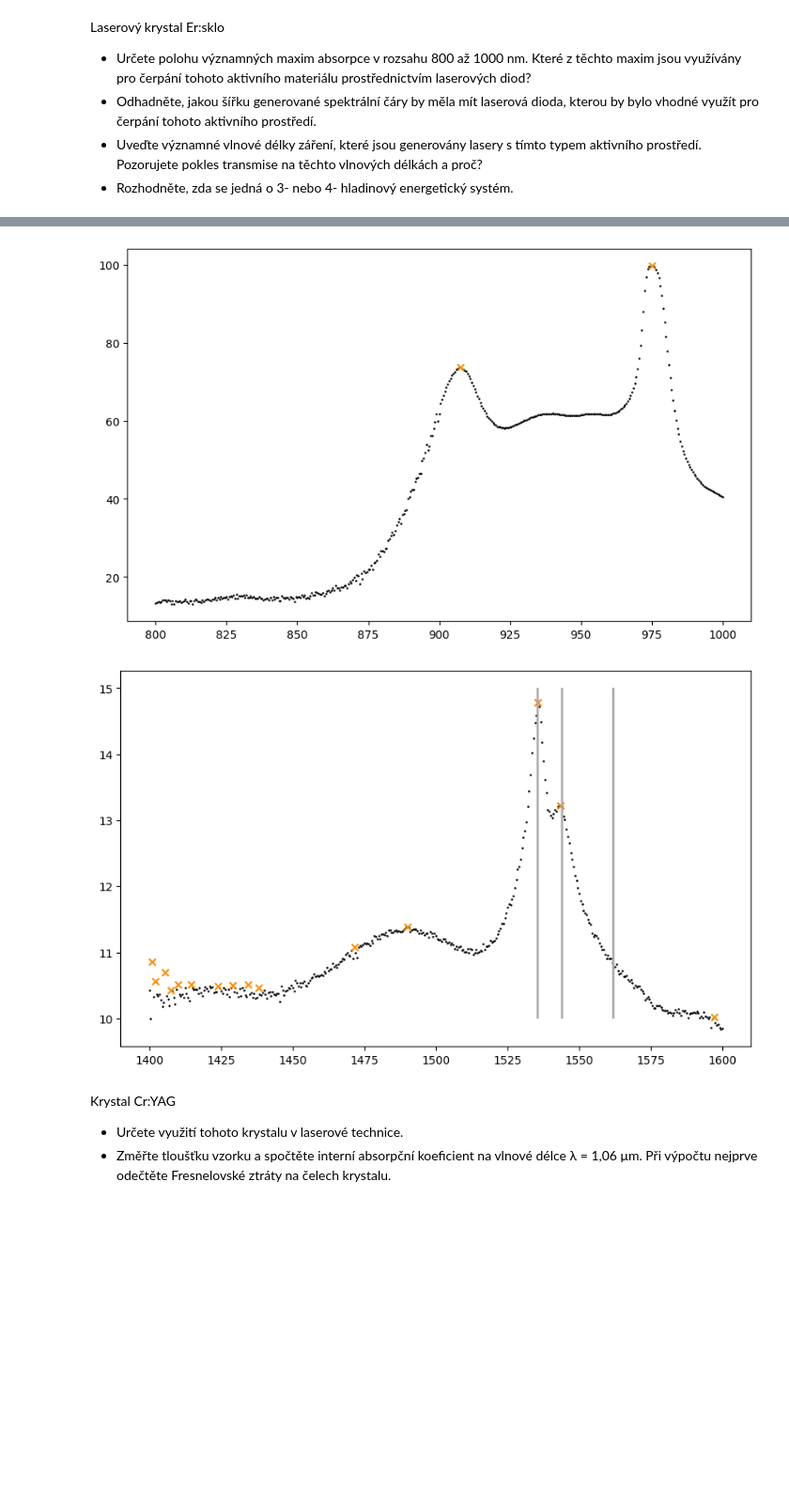
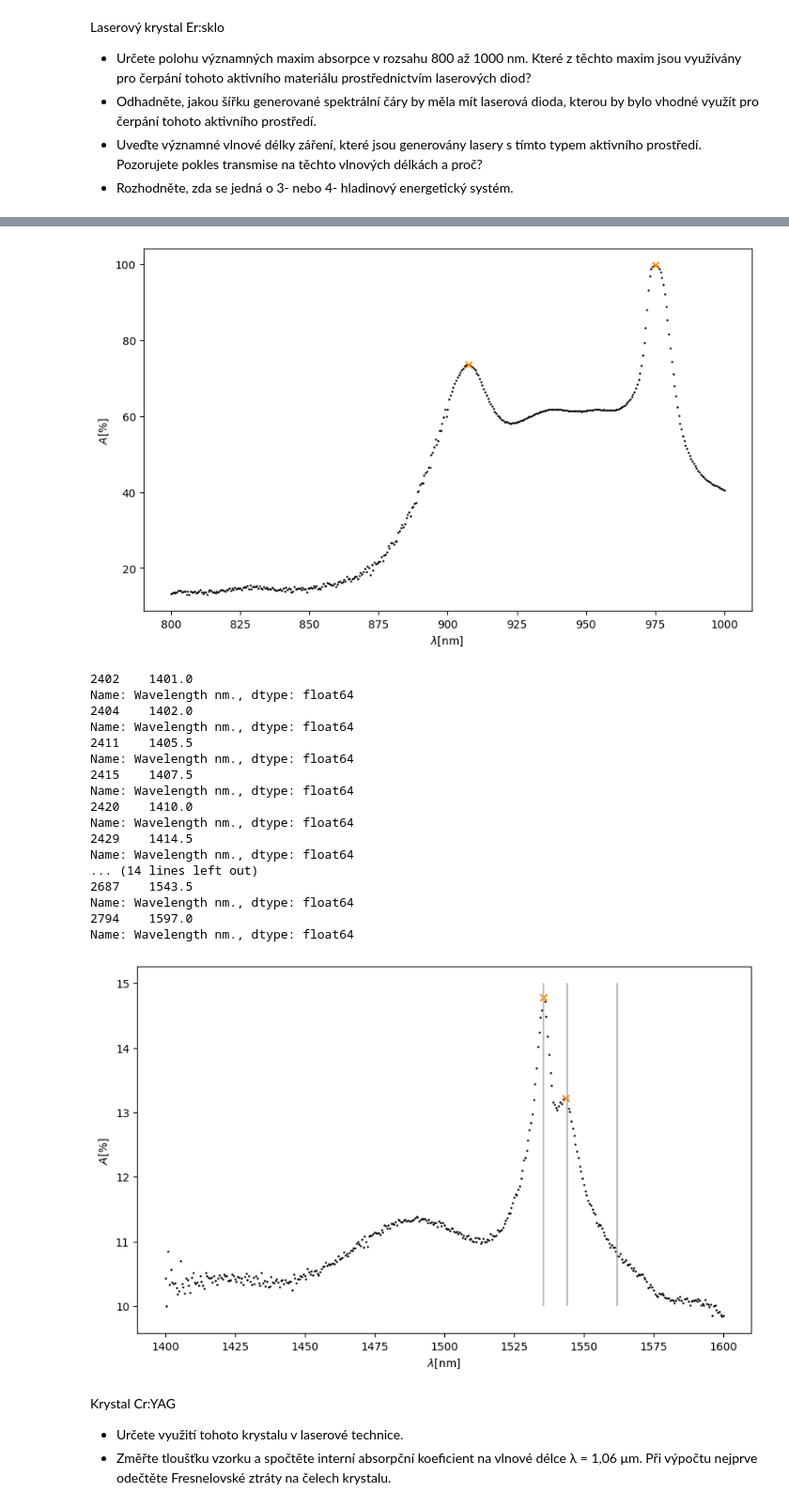
Before and after one commit to omikron-ceti/ZPLT, a Jupyter notebook: uloha_05/data_05/data_05.ipynb, the cells around one changed output, grey strips where cells are left out. Shown: that part at 94% size. Drawn from its saved outputs; the diff is of its cells as text; code cells hidden in the pictures; blank space fills up the shorter version.

Commit message:
uloha_05: Dokončení protokolu

```diff
--- a/uloha_05/data_05/data_05.ipynb
+++ b/uloha_05/data_05/data_05.ipynb
@@ -313,7 +325,10 @@ plt.scatter(Er_sklo["Wavelength nm."], absorpce_Er_sklo,
 for p in peaks:
     plt.scatter(Er_sklo["Wavelength nm."].iloc[[p]], absorpce_Er_sklo.iloc[[p]],
                 marker="x", color="darkorange")
-
+plt.xlabel('$\\lambda\\mathrm{[nm]}$ ', fontsize = 10)
+plt.ylabel("$A\\mathrm{[\\%]}$", fontsize = 10)
+plt.savefig("../protokol_05/img/absorpce_Er_sklo.pdf")
+plt.show()
 
 Er_sklo_las = sample_bily[sample_bily["Wavelength nm."].between(1400, 1600)]
 absorpce_Er_sklo_las = 100-Er_sklo_las["T%"]
@@ -328,10 +343,14 @@ fig_Er_sklo_las = plt.figure(figsize=(10, 6))
 plt.scatter(Er_sklo_las["Wavelength nm."], absorpce_Er_sklo_las,
             color="black",
             marker=".", s=3, alpha=1)
-for p in peaks:
+for p in peaks[-3:-1]:
     plt.scatter(Er_sklo_las["Wavelength nm."].iloc[[p]], absorpce_Er_sklo_las.iloc[[p]],
                 marker="x", color="darkorange")
     plt.vlines(x=(1535.5, 1544, 1562), ymin = 10, ymax = 15, colors="darkgrey", alpha = 0.5)
+plt.xlabel('$\\lambda\\mathrm{[nm]}$ ', fontsize = 10)
+plt.ylabel("$A\\mathrm{[\\%]}$", fontsize = 10)
+plt.savefig("../protokol_05/img/las_Er_sklo.pdf")
+plt.show()
 # %% [output]
 1415    907.5
 Name: Wavelength nm., dtype: float64
@@ -353,5 +361,22 @@ Name: Wavelength nm., dtype: float64
-[figure, old version]
+[figure, new version]
+2402    1401.0
+Name: Wavelength nm., dtype: float64
+2404    1402.0
+Name: Wavelength nm., dtype: float64
+2411    1405.5
+Name: Wavelength nm., dtype: float64
+2415    1407.5
+Name: Wavelength nm., dtype: float64
+2420    1410.0
+Name: Wavelength nm., dtype: float64
+2429    1414.5
+Name: Wavelength nm., dtype: float64
+... (14 lines left out)
+2687    1543.5
+Name: Wavelength nm., dtype: float64
+2794    1597.0
+Name: Wavelength nm., dtype: float64
-[figure, old version]
+[figure, new version]
 # %% [markdown]
 Krystal Cr:YAG
 * Určete využití tohoto krystalu v laserové technice.
```
Also changed, not shown: parts of 5 cells of this notebook, 12 other files.
